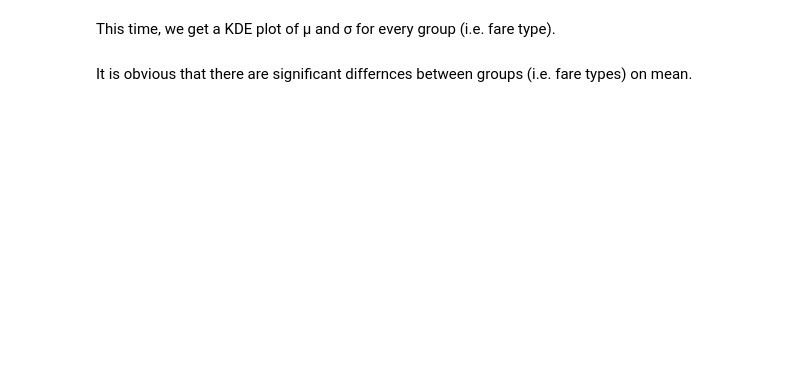
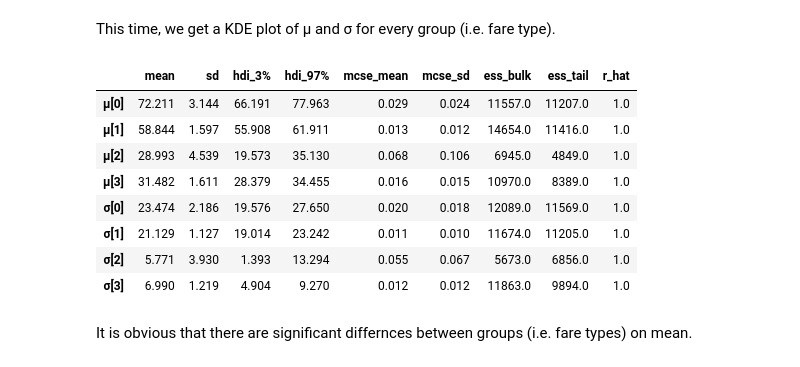
Before and after one commit to kppeterkiss/ml-labs, a Jupyter notebook: 3_Bayesian_stat/Bayesian Statistics Python_PyMC3_ArviZ.ipynb, the cells around one changed output. Cells and saved outputs as stored; diff of their text form; code cells hidden in the pictures; blank space fills up the shorter version.

```diff
--- a/3_Bayesian_stat/Bayesian Statistics Python_PyMC3_ArviZ.ipynb
+++ b/3_Bayesian_stat/Bayesian Statistics Python_PyMC3_ArviZ.ipynb
@@ -590,8 +812,18 @@ az.plot_trace(trace_groups);
 # %% [markdown]
 This time, we get a KDE plot of μ and σ for every group (i.e. fare type).
 # %%
-flat_fares = az.from_pymc3(trace=trace_groups)
+flat_fares = trace_groups
 fares_gaussian = az.summary(flat_fares)
 fares_gaussian
+# %% [output]
+|  | mean | sd | hdi_3% | hdi_97% | mcse_mean | mcse_sd | ess_bulk | ess_tail | r_hat |
+| μ[0] | 72.211 | 3.144 | 66.191 | 77.963 | 0.029 | 0.024 | 11557.0 | 11207.0 | 1.0 |
+| μ[1] | 58.844 | 1.597 | 55.908 | 61.911 | 0.013 | 0.012 | 14654.0 | 11416.0 | 1.0 |
+| μ[2] | 28.993 | 4.539 | 19.573 | 35.130 | 0.068 | 0.106 | 6945.0 | 4849.0 | 1.0 |
+| μ[3] | 31.482 | 1.611 | 28.379 | 34.455 | 0.016 | 0.015 | 10970.0 | 8389.0 | 1.0 |
+| σ[0] | 23.474 | 2.186 | 19.576 | 27.650 | 0.020 | 0.018 | 12089.0 | 11569.0 | 1.0 |
+| σ[1] | 21.129 | 1.127 | 19.014 | 23.242 | 0.011 | 0.010 | 11674.0 | 11205.0 | 1.0 |
+| σ[2] | 5.771 | 3.930 | 1.393 | 13.294 | 0.055 | 0.067 | 5673.0 | 6856.0 | 1.0 |
+| σ[3] | 6.990 | 1.219 | 4.904 | 9.270 | 0.012 | 0.012 | 11863.0 | 9894.0 | 1.0 |
 # %% [markdown]
 It is obvious that there are significant differnces between groups (i.e. fare types) on mean.
```
Also changed, not shown: parts of 47 cells of this notebook, 3 other files.
